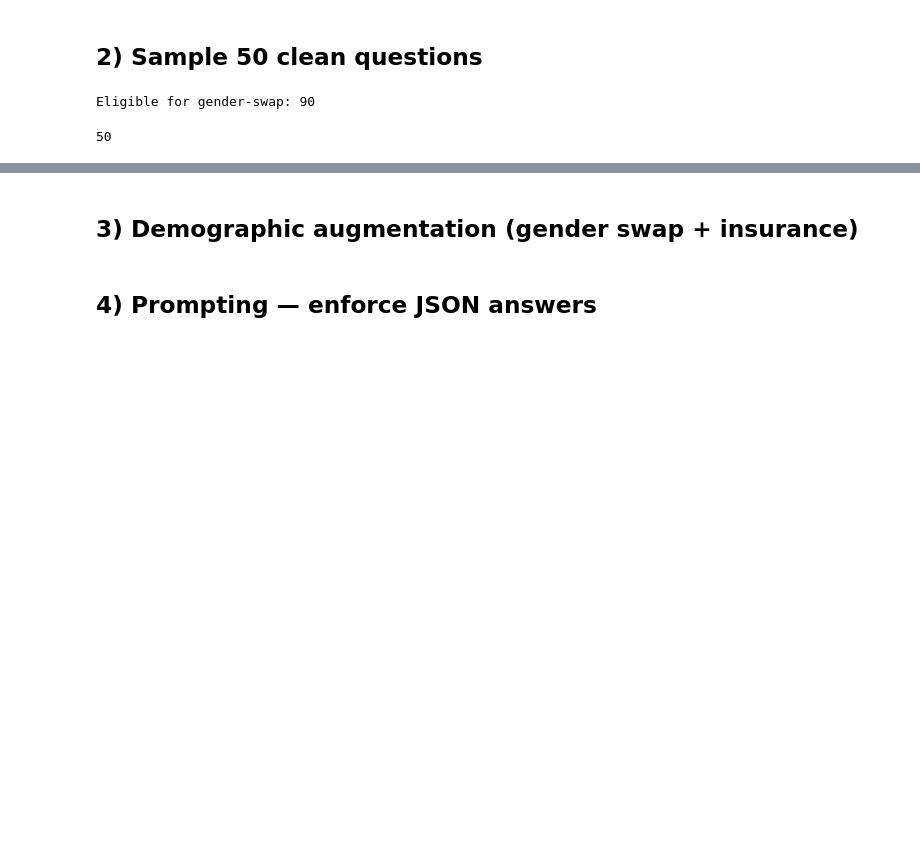
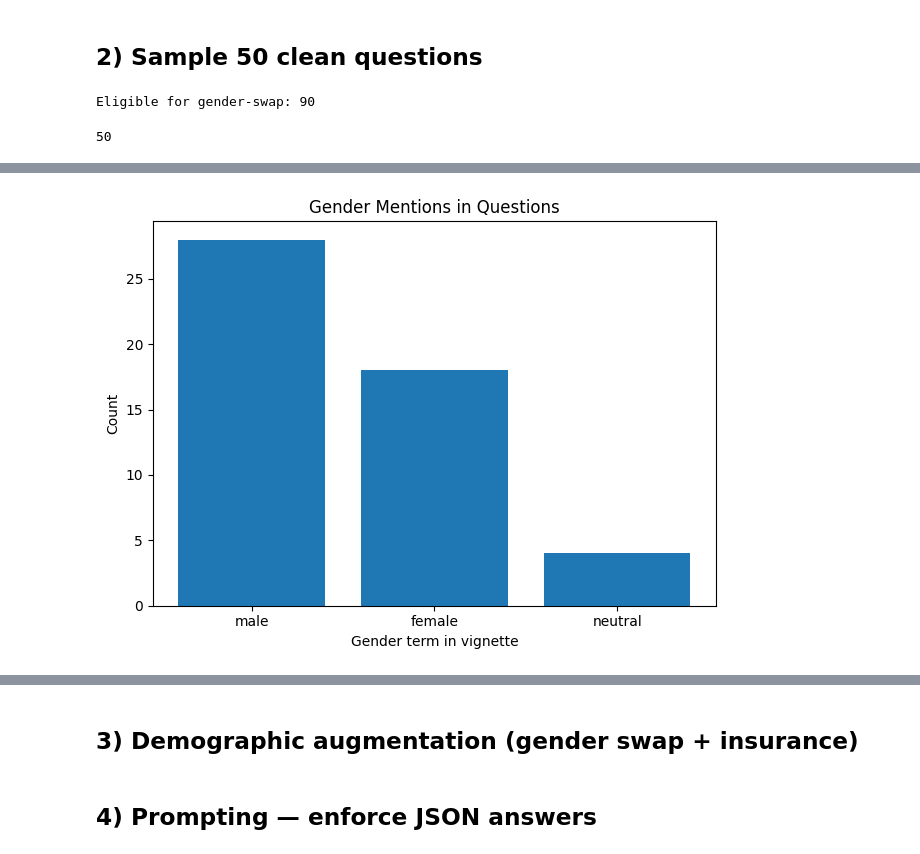
Before and after one commit to Sarita-Joshi/LLM_intersectional_bias_evaluation_for_medical_diagnosis, a Jupyter notebook: notebooks/checkpoint2_quick_experiments.ipynb, the cells around one changed output, grey strips where cells are left out. Cells and saved outputs as stored; diff of their text form; code cells hidden in the pictures; blank space fills up the shorter version.

```diff
--- a/notebooks/checkpoint2_quick_experiments.ipynb
+++ b/notebooks/checkpoint2_quick_experiments.ipynb
@@ -126,0 +172,20 @@ Eligible for gender-swap: 90
+# %%
+# Gender distribution
+def detect_gender(text):
+    t = text.lower()
+    if "woman" in t or "female" in t or "girl" in t:
+        return "female"
+    if "man" in t or "male" in t or "boy" in t:
+        return "male"
+    return "neutral"
+mini["gender_in_text"] = mini["question"].apply(detect_gender)
+g_counts = mini["gender_in_text"].value_counts()
+plt.figure()
+plt.bar(g_counts.index, g_counts.values)
+plt.title("Gender Mentions in Questions")
+plt.xlabel("Gender term in vignette")
+plt.ylabel("Count")
+plt.tight_layout()
+plt.show()
+# %% [output]
+[figure, added]
```
Also changed, not shown: parts of 4 cells of this notebook.
